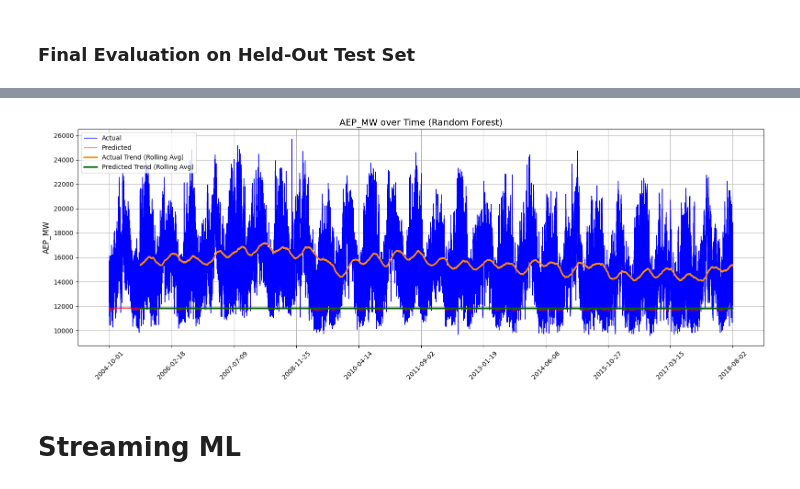
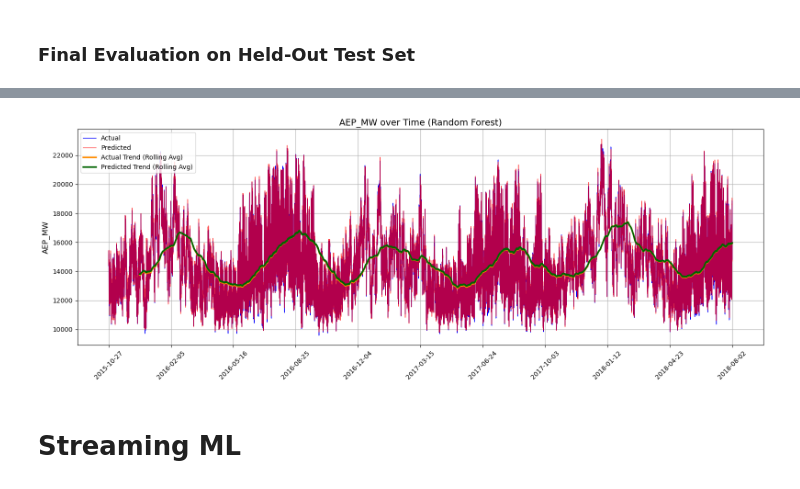
Before and after one commit to rubitopato/ML2_Practice, a Jupyter notebook: ML2_Project/Entregable.ipynb, the cells around one changed output, grey strips where cells are left out. Cells and saved outputs as stored; diff of their text form; code cells hidden in the pictures.

Commit message:
Add: Fixes for Held-out model, markdown and docstring of helper functions

```diff
--- a/ML2_Project/Entregable.ipynb
+++ b/ML2_Project/Entregable.ipynb
@@ -544,15 +780,15 @@ with tqdm.tqdm(total=total_iterations, desc="Cross-Validation with Tuning") as p
 # --- Aggregate Results ---
 final_results = {}
 for model_name, fold_results in all_results.items():
-    df = pd.DataFrame(fold_results)
+    results = pd.DataFrame(fold_results)
     final_results[model_name] = {
-        'mean_rmse': df['rmse'].mean(),
-        'mean_mae': df['mae'].mean(),
-        'mean_r2': df['r2'].mean(),
-        'std_rmse': df['rmse'].std(),
-        'std_mae': df['mae'].std(),
-        'std_r2': df['r2'].std(),
-        'best_params': df['best_params'].iloc[df['rmse'].idxmin()] # Best params overall
+        'mean_rmse': results['rmse'].mean(),
+        'mean_mae': results['mae'].mean(),
+        'mean_r2': results['r2'].mean(),
+        'std_rmse': results['rmse'].std(),
+        'std_mae': results['mae'].std(),
+        'std_r2': results['r2'].std(),
+        'best_params': results['best_params'].iloc[results['rmse'].idxmin()] # Best params overall
     }
 
 # --- Display Results ---
@@ -606,8 +842,8 @@ display(final_evaluation_df)
 # %%
 #Plot the final result
-plot_time_series_predictions(best_model, X_final_test, y_final_test, title=f'AEP_MW over Time ({best_model_name})')
+plot_time_series_predictions(dataframe=data, model=best_model, X_test=X_final_test, y_test=y_final_test, title=f'AEP_MW over Time ({best_model_name})')
 # %% [output]
-[figure, old version]
+[figure, new version]
 # %% [markdown]
 # Streaming ML
 # %% [markdown]
```
Also changed, not shown: parts of 11 cells of this notebook, 2 other files.
